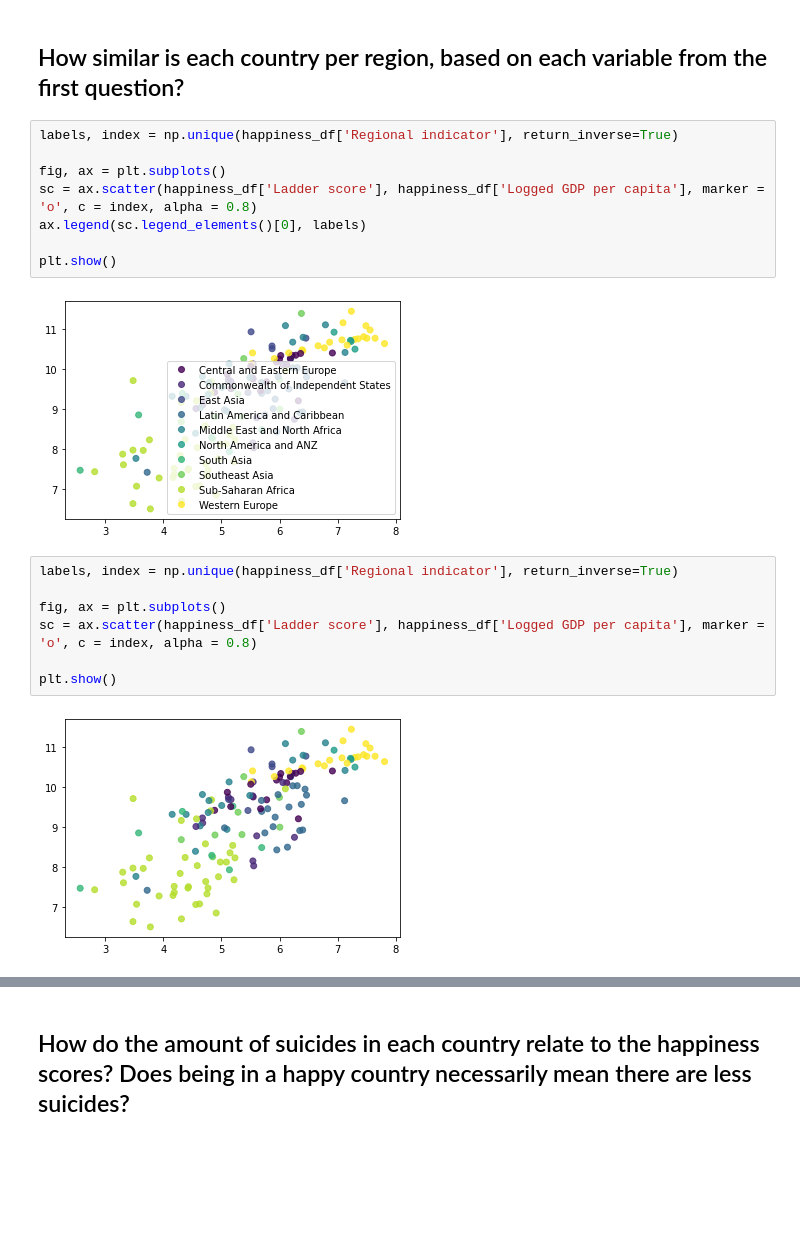
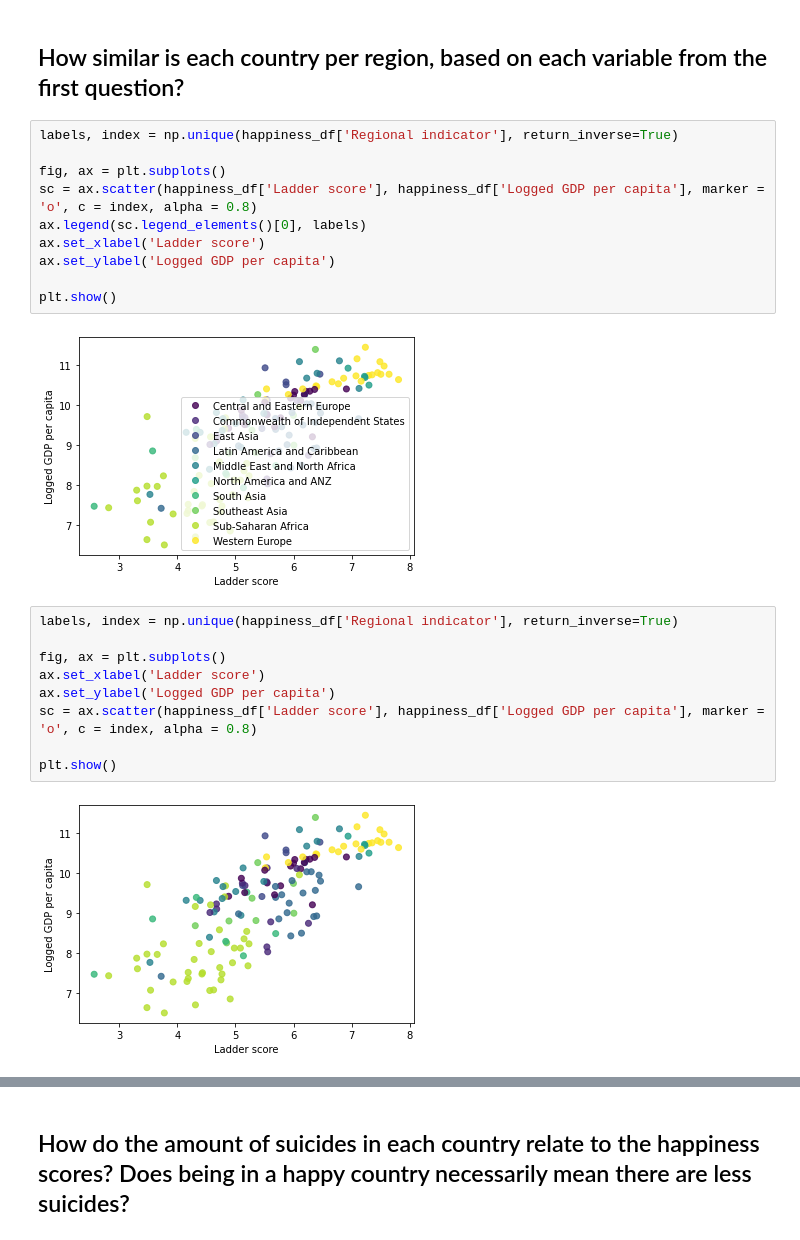
Before and after one commit to kayecandy/csmodel, a Jupyter notebook: Case Study/notebook.ipynb, the cells around one changed output, grey strips where cells are left out. Saved outputs shown, nothing was run; the diff lists cells and outputs as text; blank space fills up the shorter version.

Commit message:
Added labels for the graphs found in the EDA

```diff
--- a/Case Study/notebook.ipynb
+++ b/Case Study/notebook.ipynb
@@ -418,22 +418,26 @@ happiness_gdp_df.head()
 # %%
 labels, index = np.unique(happiness_df['Regional indicator'], return_inverse=True)
 
 fig, ax = plt.subplots()
 sc = ax.scatter(happiness_df['Ladder score'], happiness_df['Logged GDP per capita'], marker = 'o', c = index, alpha = 0.8)
 ax.legend(sc.legend_elements()[0], labels)
+ax.set_xlabel('Ladder score')
+ax.set_ylabel('Logged GDP per capita')
 
 plt.show()
 # %% [output]
-[figure, old version]
+[figure, new version]
 # %%
 labels, index = np.unique(happiness_df['Regional indicator'], return_inverse=True)
 
 fig, ax = plt.subplots()
+ax.set_xlabel('Ladder score')
+ax.set_ylabel('Logged GDP per capita')
 sc = ax.scatter(happiness_df['Ladder score'], happiness_df['Logged GDP per capita'], marker = 'o', c = index, alpha = 0.8)
 
 plt.show()
 # %% [output]
-[figure, old version]
+[figure, new version]
 # %%
 labels, index = np.unique(happiness_df['Regional indicator'], return_inverse=True)
 
```
Also changed, not shown: parts of 5 cells of this notebook.
